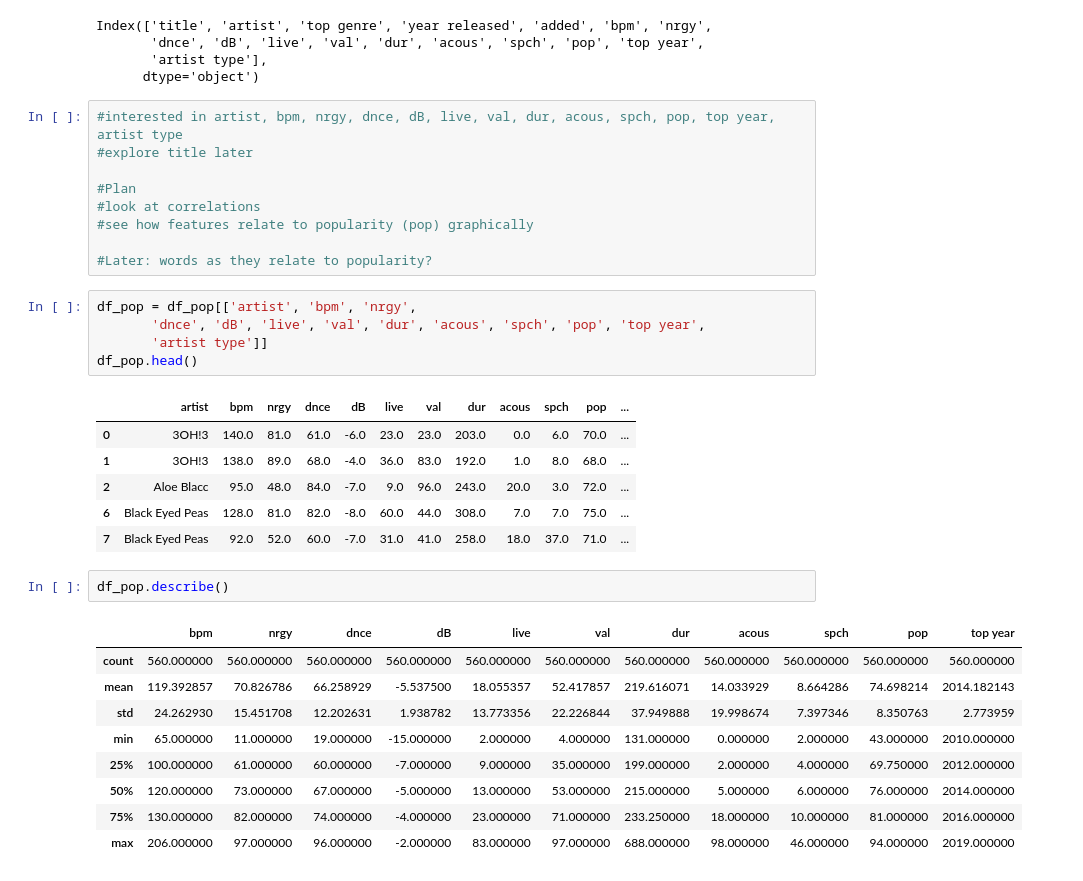
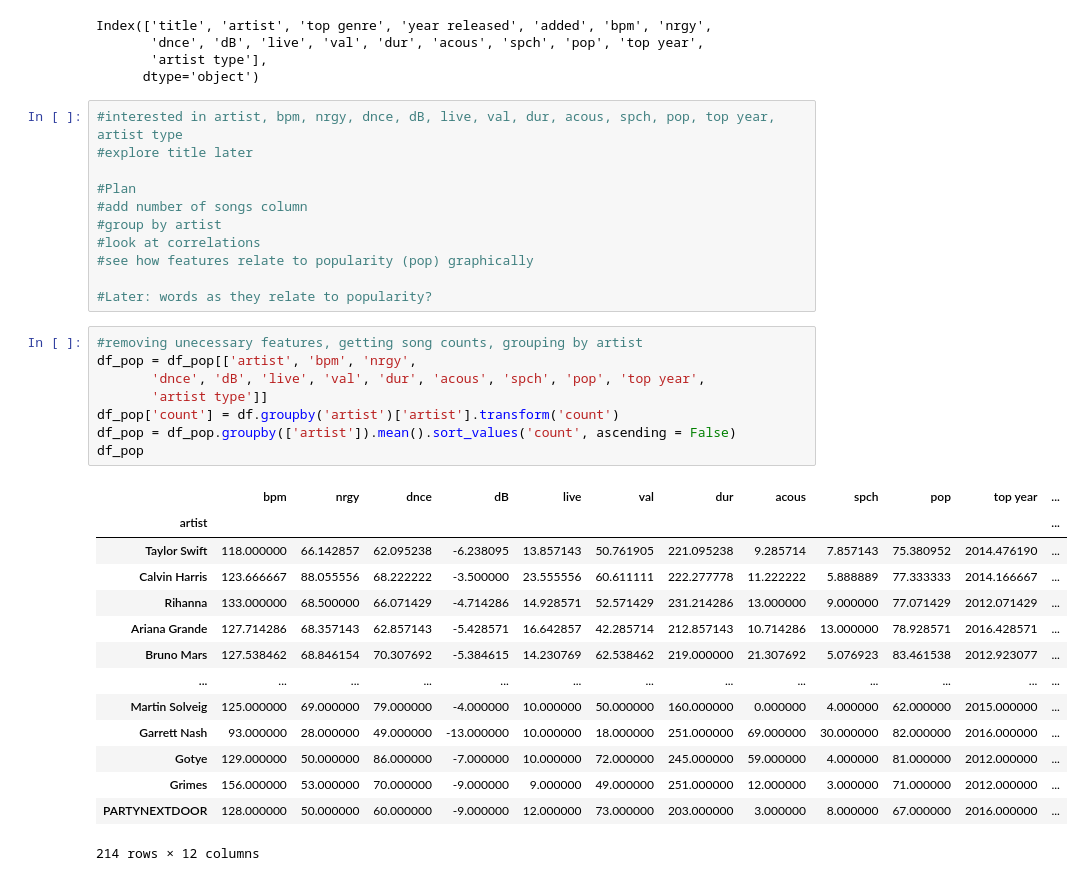
Before and after one commit to kevoinno/data-science-projects, a Jupyter notebook: spotify-songs-eda/song-analysis.ipynb, the cells around one changed output. Cells and saved outputs as stored; diff of their text form.

```diff
--- a/spotify-songs-eda/song-analysis.ipynb
+++ b/spotify-songs-eda/song-analysis.ipynb
@@ -70,31 +71,32 @@ Index(['title', 'artist', 'top genre', 'year released', 'added', 'bpm', 'nrgy',
 #explore title later
 
 #Plan
+#add number of songs column
+#group by artist
 #look at correlations
 #see how features relate to popularity (pop) graphically
 
 #Later: words as they relate to popularity?
 # %%
+#removing unecessary features, getting song counts, grouping by artist
 df_pop = df_pop[['artist', 'bpm', 'nrgy',
        'dnce', 'dB', 'live', 'val', 'dur', 'acous', 'spch', 'pop', 'top year',
        'artist type']]
-df_pop.head()
+df_pop['count'] = df.groupby('artist')['artist'].transform('count')
+df_pop = df_pop.groupby(['artist']).mean().sort_values('count', ascending = False)
+df_pop
 # %% [output]
-|  | artist | bpm | nrgy | dnce | dB | live | val | dur | acous | spch | pop | ... |
-| 0 | 3OH!3 | 140.0 | 81.0 | 61.0 | -6.0 | 23.0 | 23.0 | 203.0 | 0.0 | 6.0 | 70.0 | ... |
-| 1 | 3OH!3 | 138.0 | 89.0 | 68.0 | -4.0 | 36.0 | 83.0 | 192.0 | 1.0 | 8.0 | 68.0 | ... |
-| 2 | Aloe Blacc | 95.0 | 48.0 | 84.0 | -7.0 | 9.0 | 96.0 | 243.0 | 20.0 | 3.0 | 72.0 | ... |
-| 6 | Black Eyed Peas | 128.0 | 81.0 | 82.0 | -8.0 | 60.0 | 44.0 | 308.0 | 7.0 | 7.0 | 75.0 | ... |
-| 7 | Black Eyed Peas | 92.0 | 52.0 | 60.0 | -7.0 | 31.0 | 41.0 | 258.0 | 18.0 | 37.0 | 71.0 | ... |
+|  | bpm | nrgy | dnce | dB | live | val | dur | acous | spch | pop | top year | ... |
+| artist |  |  |  |  |  |  |  |  |  |  |  | ... |
+| Taylor Swift | 118.000000 | 66.142857 | 62.095238 | -6.238095 | 13.857143 | 50.761905 | 221.095238 | 9.285714 | 7.857143 | 75.380952 | 2014.476190 | ... |
+| Calvin Harris | 123.666667 | 88.055556 | 68.222222 | -3.500000 | 23.555556 | 60.611111 | 222.277778 | 11.222222 | 5.888889 | 77.333333 | 2014.166667 | ... |
+| Rihanna | 133.000000 | 68.500000 | 66.071429 | -4.714286 | 14.928571 | 52.571429 | 231.214286 | 13.000000 | 9.000000 | 77.071429 | 2012.071429 | ... |
+| Ariana Grande | 127.714286 | 68.357143 | 62.857143 | -5.428571 | 16.642857 | 42.285714 | 212.857143 | 10.714286 | 13.000000 | 78.928571 | 2016.428571 | ... |
+| Bruno Mars | 127.538462 | 68.846154 | 70.307692 | -5.384615 | 14.230769 | 62.538462 | 219.000000 | 21.307692 | 5.076923 | 83.461538 | 2012.923077 | ... |
+| ... | ... | ... | ... | ... | ... | ... | ... | ... | ... | ... | ... | ... |
+| Martin Solveig | 125.000000 | 69.000000 | 79.000000 | -4.000000 | 10.000000 | 50.000000 | 160.000000 | 0.000000 | 4.000000 | 62.000000 | 2015.000000 | ... |
+| Garrett Nash | 93.000000 | 28.000000 | 49.000000 | -13.000000 | 10.000000 | 18.000000 | 251.000000 | 69.000000 | 30.000000 | 82.000000 | 2016.000000 | ... |
+| Gotye | 129.000000 | 50.000000 | 86.000000 | -7.000000 | 10.000000 | 72.000000 | 245.000000 | 59.000000 | 4.000000 | 81.000000 | 2012.000000 | ... |
+| Grimes | 156.000000 | 53.000000 | 70.000000 | -9.000000 | 9.000000 | 49.000000 | 251.000000 | 12.000000 | 3.000000 | 71.000000 | 2012.000000 | ... |
+| PARTYNEXTDOOR | 128.000000 | 50.000000 | 60.000000 | -9.000000 | 12.000000 | 73.000000 | 203.000000 | 3.000000 | 8.000000 | 67.000000 | 2016.000000 | ... |
+214 rows × 12 columns
-# %%
-df_pop.describe()
-# %% [output]
-|  | bpm | nrgy | dnce | dB | live | val | dur | acous | spch | pop | top year |
-| count | 560.000000 | 560.000000 | 560.000000 | 560.000000 | 560.000000 | 560.000000 | 560.000000 | 560.000000 | 560.000000 | 560.000000 | 560.000000 |
-| mean | 119.392857 | 70.826786 | 66.258929 | -5.537500 | 18.055357 | 52.417857 | 219.616071 | 14.033929 | 8.664286 | 74.698214 | 2014.182143 |
-| std | 24.262930 | 15.451708 | 12.202631 | 1.938782 | 13.773356 | 22.226844 | 37.949888 | 19.998674 | 7.397346 | 8.350763 | 2.773959 |
-| min | 65.000000 | 11.000000 | 19.000000 | -15.000000 | 2.000000 | 4.000000 | 131.000000 | 0.000000 | 2.000000 | 43.000000 | 2010.000000 |
-| 25% | 100.000000 | 61.000000 | 60.000000 | -7.000000 | 9.000000 | 35.000000 | 199.000000 | 2.000000 | 4.000000 | 69.750000 | 2012.000000 |
-| 50% | 120.000000 | 73.000000 | 67.000000 | -5.000000 | 13.000000 | 53.000000 | 215.000000 | 5.000000 | 6.000000 | 76.000000 | 2014.000000 |
-| 75% | 130.000000 | 82.000000 | 74.000000 | -4.000000 | 23.000000 | 71.000000 | 233.250000 | 18.000000 | 10.000000 | 81.000000 | 2016.000000 |
-| max | 206.000000 | 97.000000 | 96.000000 | -2.000000 | 83.000000 | 97.000000 | 688.000000 | 98.000000 | 46.000000 | 94.000000 | 2019.000000 |
```
Also changed, not shown: parts of 6 cells of this notebook.
